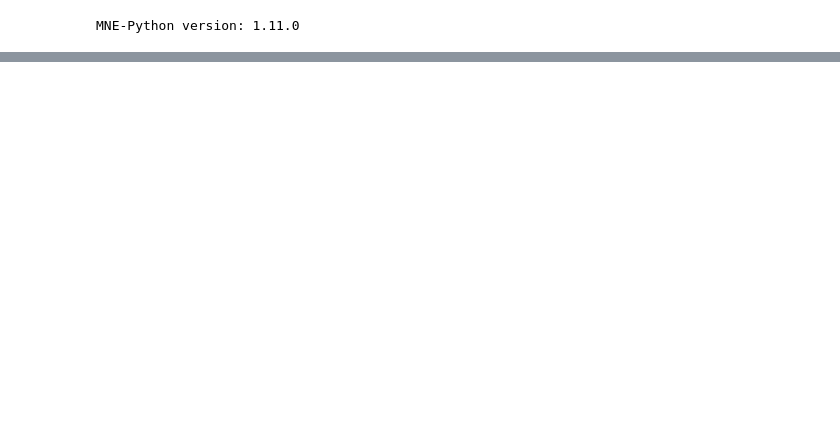
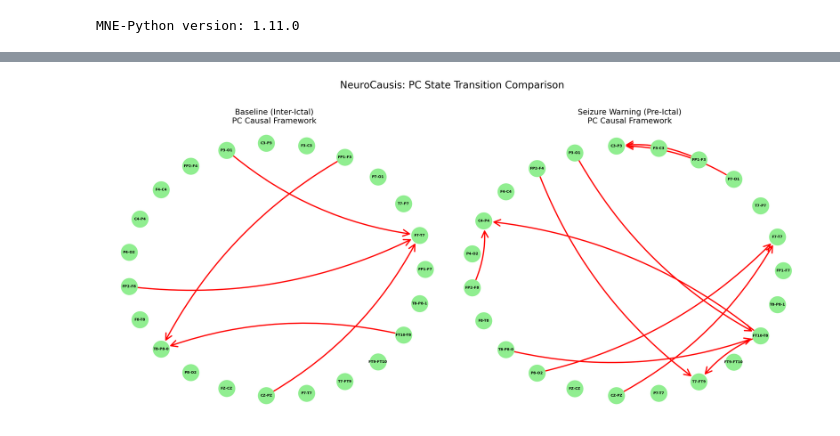
Before and after one commit to nasifnur307-blip/biomarkerlink, a Jupyter notebook: notebooks/setup.ipynb, the cells around one changed output, grey strips where cells are left out. Drawn from its saved outputs; the diff is of its cells as text; code cells hidden in the pictures; blank space fills up the shorter version.

```diff
--- a/notebooks/setup.ipynb
+++ b/notebooks/setup.ipynb
@@ -655,0 +1068,99 @@ if data_to_save is not None:
+# %%
+import numpy as np
+import networkx as nx
+import matplotlib.pyplot as plt
+import random
+from causallearn.search.ConstraintBased.PC import pc
+from causallearn.search.ConstraintBased.FCI import fci
+from sklearn.preprocessing import StandardScaler
+
+
+RANDOM_SEED = 42
+np.random.seed(RANDOM_SEED)
+random.seed(RANDOM_SEED)
+
+def get_stable_features(state_label, eeg_data, metadata):
+    """Ensures both algorithms ingest the exact same stabilized data."""
+    indices = np.where(metadata == state_label)[0]
+    if len(indices) == 0: return None
+
+    # Extract Gamma features (Assumes get_gamma_power is defined in your environment)
+    features = np.array([get_gamma_power(seg, sfreq=100) for seg in eeg_data[indices]])
+
+    # Apply fixed-seed jitter for numerical stability to prevent matrix singularity
+    rng = np.random.default_rng(RANDOM_SEED)
+    jitter = rng.normal(0, 1e-9, features.shape)
+    return StandardScaler().fit_transform(features + jitter)
+
+
+def plot_discovery_comparison(inter_data, pre_data, labels, method='PC'):
+    """Renders causal maps with high-visibility arrows and proper node margins."""
+    fig, axes = plt.subplots(1, 2, figsize=(28, 14))
+    pos = nx.circular_layout(labels)
+    datasets = [inter_data, pre_data]
+    titles = ["Baseline (Inter-Ictal)", "Seizure Warning (Pre-Ictal)"]
+
+    for i, (data, title) in enumerate(zip(datasets, titles)):
+        G = nx.MultiDiGraph() # MultiDiGraph helps render bidirectional edges clearly
+        G.add_nodes_from(labels)
+
+        if method == 'PC':
+            # PC assumes Causal Sufficiency (no hidden drivers)
+            res = pc(data, alpha=0.05, indepTest='gauss', show_progress=False)
+            adj = res.G.graph
+            for r in range(len(labels)):
+                for c in range(len(labels)):
+                    if adj[r, c] == -1 and adj[c, r] == 1:
+                        G.add_edge(labels[r], labels[c], color='red', style='solid', arrow_type='->')
+        else:
+            # FCI handles Latent Confounders (Hidden subcortical sources)
+            res_tuple = fci(data, alpha=0.05, indepTest='gauss', show_progress=False)
+            adj = res_tuple[0].graph # Unpack the graph object from the tuple
+            for r in range(len(labels)):
+                for c in range(len(labels)):
+                    # Bidirected Edge: A <-> B (Proof of hidden common cause)
+                    if adj[r, c] == 2 and adj[c, r] == 2:
+                        G.add_edge(labels[r], labels[c], color='purple', style='dashed', arrow_type='<->')
+                    # Directed Edge: A -> B (Evidence of direct influence)
+                    elif adj[r, c] == 2 and adj[c, r] == 3:
+                        G.add_edge(labels[r], labels[c], color='red', style='solid', arrow_type='->')
+
+        # Draw Nodes with distinct green circles
+        nx.draw_networkx_nodes(G, pos, ax=axes[i], node_color='lightgreen', node_size=2200)
+        nx.draw_networkx_labels(G, pos, ax=axes[i], font_size=10, font_weight='bold')
+
+        # High-Visibility Edge Drawing Loop
+        for u, v, k, d in G.edges(data=True, keys=True):
+            nx.draw_networkx_edges(
+                G, pos, ax=axes[i],
+                edgelist=[(u, v)],
+                edge_color=d['color'],
+                style=d['style'],
+                arrows=True,
+                arrowstyle=d['arrow_type'], # Force triangular head rendering
+                arrowsize=45,               # Massive arrows for visibility
+                width=3.5,                  # Thicker lines
+                connectionstyle="arc3,rad=0.15", # Curves edges to reveal bidirectional flow
+                min_source_margin=25,       # Keeps arrow tail outside node boundary
+                min_target_margin=25        # Keeps arrowhead visible on the node edge
+            )
+
+        axes[i].set_title(f"{title}\n{method} Causal Framework", fontsize=22, pad=20)
+        axes[i].axis('off')
+
+    plt.suptitle(f"NeuroCausis: {method} State Transition Comparison", fontsize=28, y=0.98)
+    plt.tight_layout(rect=[0, 0.03, 1, 0.95])
+    plt.show()
+
+
+inter_ictal_final = get_stable_features('inter-icta', eeg_segments_reshaped, seizure_state_metadata)
+pre_ictal_final = get_stable_features('pre-ictal', eeg_segments_reshaped, seizure_state_metadata)
+
+if inter_ictal_final is not None and pre_ictal_final is not None:
+    # 1. Run PC: Best for visualizing assumed direct pathways
+    plot_discovery_comparison(inter_ictal_final, pre_ictal_final, channel_names, method='PC')
+
+    # 2. Run FCI: Best for identifying subcortical 'Hidden' drivers
+    plot_discovery_comparison(inter_ictal_final, pre_ictal_final, channel_names, method='FCI')
+# %% [output]
+[figure, added]
```
Also changed, not shown: parts of 26 cells of this notebook.
